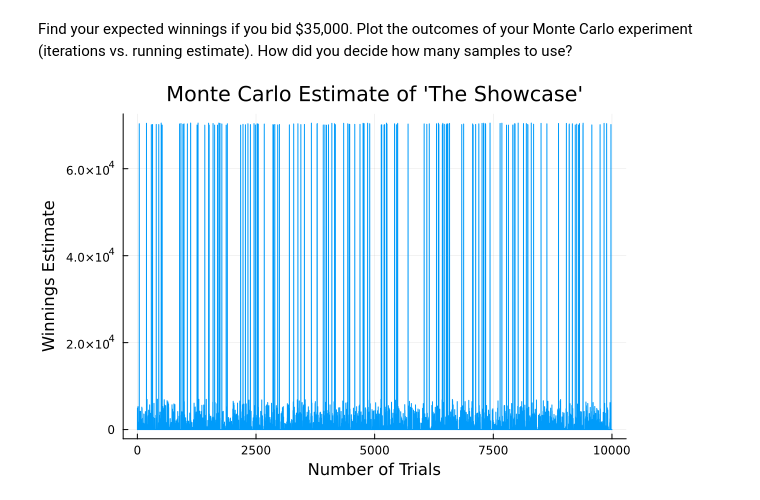
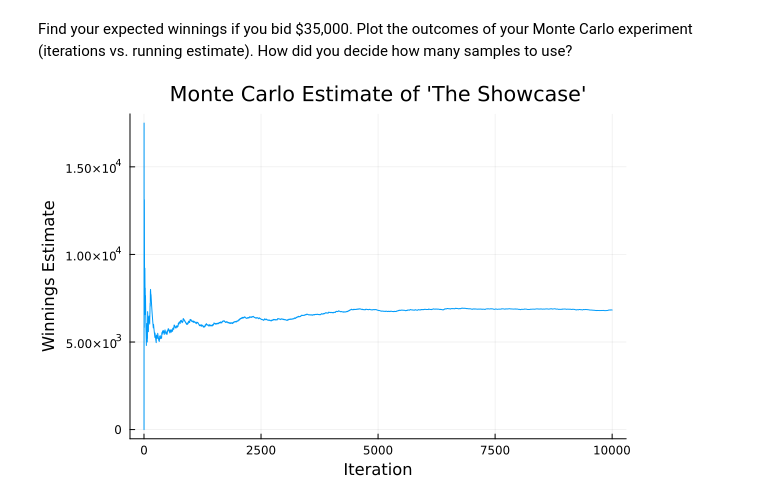
Before and after one commit to BEE4750-FA24/lab2-bcb87, a Jupyter notebook: lab02.ipynb, the cells around one changed output. Cells and saved outputs as stored; diff of their text form; code cells hidden in the pictures.

```diff
--- a/lab02.ipynb
+++ b/lab02.ipynb
@@ -204,30 +188,36 @@ Find your expected winnings if you bid \$35,000. Plot the outcomes of
 your Monte Carlo experiment (iterations vs. running estimate). How did
 you decide how many samples to use?
 # %%
+# The function 'sim_showcase' determines how much is won based on your bid and the actual value
 function sim_showcase(bid, actual)
-    if bid > actual
+    # Setting up the threee possibilities of winning
+    if bid > actual # Overbid
         win = 0
         return win
-    elseif abs(bid-actual) <= 250
+    elseif actual-bid <= 250 # Bid within $250
         win = 2 * actual
         return win
-    else
-        # Use probability of winning to estimate what is won
-        prob_win = (actual - bid)/actual
-        win = actual * prob_win
+    else # Use probability of winning to estimate what is won
+        prob_win = 1-(actual - bid)/actual
+        win = actual * (prob_win)
         return win
     end
 end
 
+ # Initialize vectors that will be used
 run_est = zeros(10000)
-n = collect(1:10000)
+winnings = zeros(10000)
 
+# Loop through the simulation 10,000 times, sampling a random value from showcase_dist each time
+# Then, compare this value to your bid using the sim_showcase function
 for x = 1:10000
     sample = rand(showcase_dist)
-    winnings = sim_showcase(35000,sample)
-    run_est[x] = winnings
+    winnings[x] = sim_showcase(35000,sample)
 end
 
-plot(n,run_est, xlabel = "Number of Trials", ylabel = "Winnings Estimate", title = "Monte Carlo Estimate of 'The Showcase'", legend = false)
+# Find the expecteding winnings and plot this as a function of the iterations
+exp_winnings = mean(winnings)
+run_est = cumsum(winnings)./(1:10000)
+plot(n,run_est, xlabel = "Iteration", ylabel = "Winnings Estimate", title = "Monte Carlo Estimate of 'The Showcase'", legend = false)
 # %% [output]
-[figure, old version]
+[figure, new version]
```
Also changed, not shown: parts of 3 cells of this notebook.
